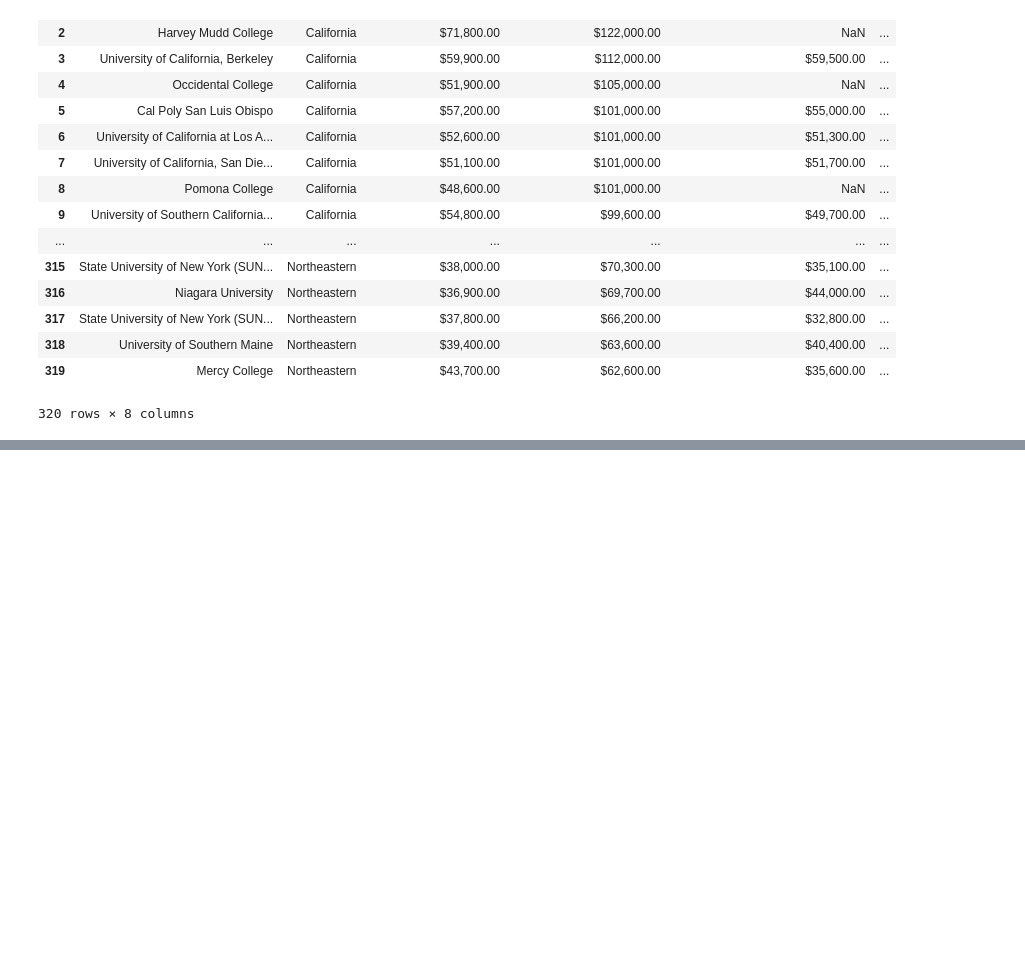
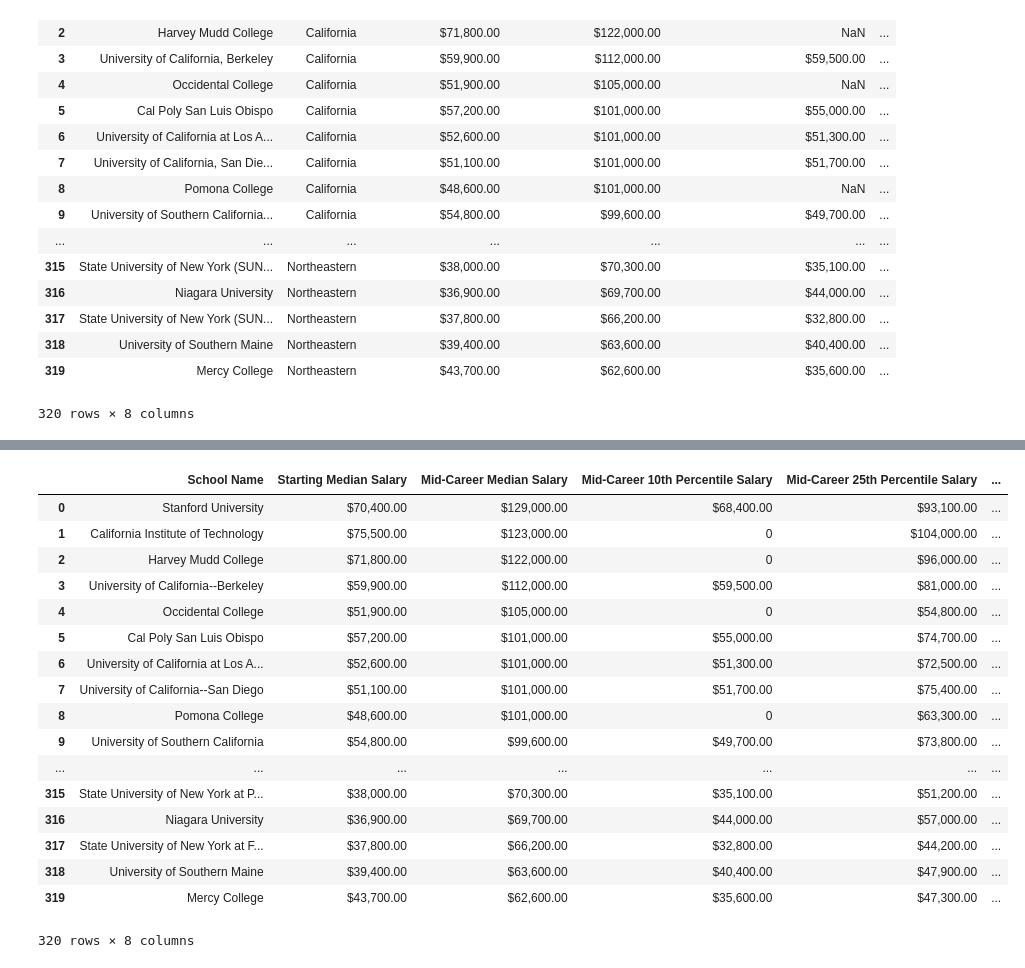
Before and after one commit to kukuswish/ETL_project_RUDS, a Jupyter notebook: app/region.ipynb, the cells around one changed output, grey strips where cells are left out. Drawn from its saved outputs; the diff is of its cells as text; code cells hidden in the pictures; blank space fills up the shorter version.

```diff
--- a/app/region.ipynb
+++ b/app/region.ipynb
@@ -128,0 +137,6 @@ merged
+# %%
+#convert list id to int
+merged.fillna(value=0, inplace=True)
+
+merged['college_list_id'] = merged['college_list_id'].astype('int')
+merged.head()
@@ -128,0 +150,6 @@ merged
+# %%
+#convert state id to int
+merged.fillna(value=0, inplace=True)
+
+merged['state_id'] = merged['state_id'].astype('int')
+merged.head()
@@ -128,0 +163,23 @@ merged
+# %%
+#drop columns
+merged.drop(columns={'college_name','college_city','state_id','Region'}, inplace=True)
+merged
+# %% [output]
+|  | School Name | Starting Median Salary | Mid-Career Median Salary | Mid-Career 10th Percentile Salary | Mid-Career 25th Percentile Salary | ... |
+| 0 | Stanford University | $70,400.00 | $129,000.00 | $68,400.00 | $93,100.00 | ... |
+| 1 | California Institute of Technology | $75,500.00 | $123,000.00 | 0 | $104,000.00 | ... |
+| 2 | Harvey Mudd College | $71,800.00 | $122,000.00 | 0 | $96,000.00 | ... |
+| 3 | University of California--Berkeley | $59,900.00 | $112,000.00 | $59,500.00 | $81,000.00 | ... |
+| 4 | Occidental College | $51,900.00 | $105,000.00 | 0 | $54,800.00 | ... |
+| 5 | Cal Poly San Luis Obispo | $57,200.00 | $101,000.00 | $55,000.00 | $74,700.00 | ... |
+| 6 | University of California at Los A... | $52,600.00 | $101,000.00 | $51,300.00 | $72,500.00 | ... |
+| 7 | University of California--San Diego | $51,100.00 | $101,000.00 | $51,700.00 | $75,400.00 | ... |
+| 8 | Pomona College | $48,600.00 | $101,000.00 | 0 | $63,300.00 | ... |
+| 9 | University of Southern California | $54,800.00 | $99,600.00 | $49,700.00 | $73,800.00 | ... |
+| ... | ... | ... | ... | ... | ... | ... |
+| 315 | State University of New York at P... | $38,000.00 | $70,300.00 | $35,100.00 | $51,200.00 | ... |
+| 316 | Niagara University | $36,900.00 | $69,700.00 | $44,000.00 | $57,000.00 | ... |
+| 317 | State University of New York at F... | $37,800.00 | $66,200.00 | $32,800.00 | $44,200.00 | ... |
+| 318 | University of Southern Maine | $39,400.00 | $63,600.00 | $40,400.00 | $47,900.00 | ... |
+| 319 | Mercy College | $43,700.00 | $62,600.00 | $35,600.00 | $47,300.00 | ... |
+320 rows × 8 columns
```
Also changed, not shown: parts of 21 cells of this notebook.
